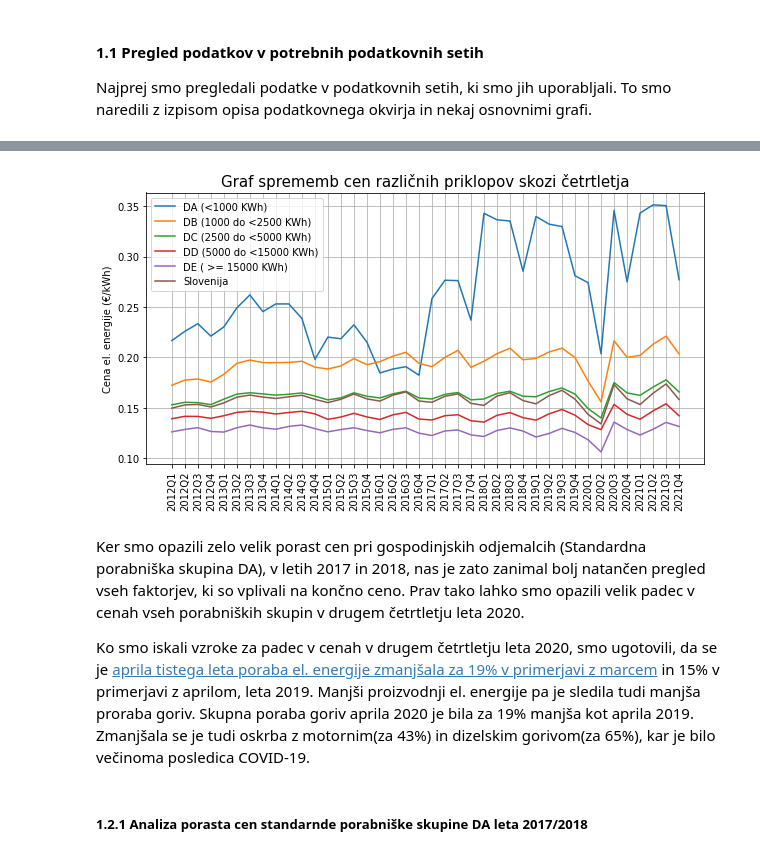
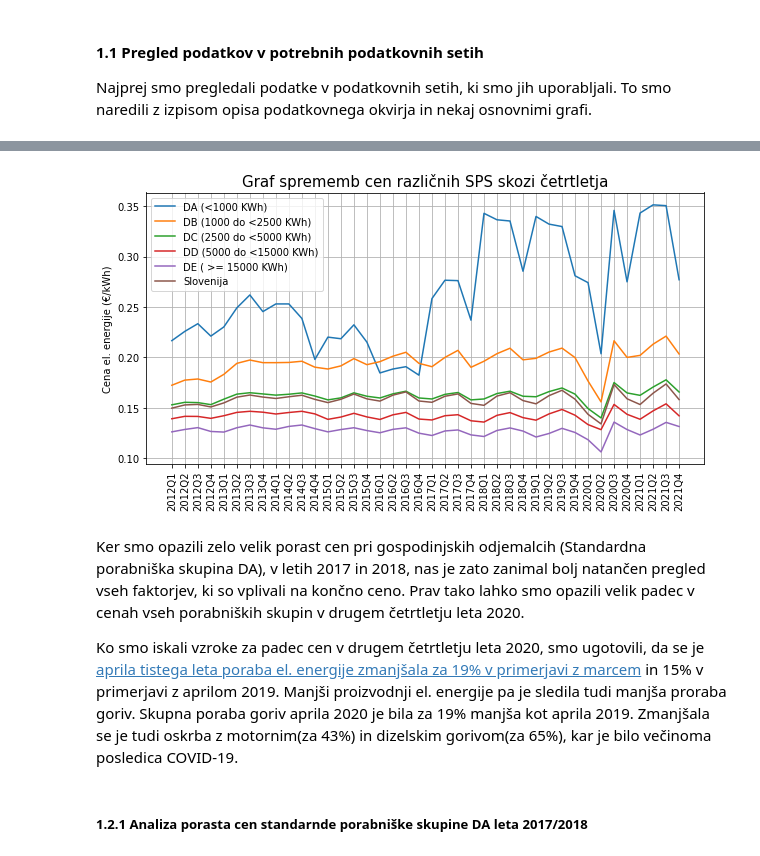
Before and after one commit to cugalord/PR21_NVZ-LS-BK-NZ, a Jupyter notebook: src/price_comparison.ipynb, the cells around one changed output, grey strips where cells are left out. Cells and saved outputs as stored; diff of their text form; code cells hidden in the pictures.

```diff
--- a/src/price_comparison.ipynb
+++ b/src/price_comparison.ipynb
@@ -93,38 +95,38 @@ Pri tem podvprašanju smo primerjali cene gospodinjskih odjemalcev in različnih
 # %%
 household_prices = de.read('../data/Cene el. energije za gospodinjske odjemalce.csv')
 hp = dict()
 
 hp = mu.init_dict_based_on_column(household_prices, 'STANDARDNA PORABNIŠKA SKUPINA (LETNA PORABA)')
 
 # Fill dicts with prices for each user group and quarter, thus symulating a matrix.
 # Prices include all taxes.
 for column in household_prices.columns[2:]:
     for key, value in hp.items():
         hp[key][column] = household_prices[column][household_prices['STANDARDNA PORABNIŠKA SKUPINA (LETNA PORABA)'] == key][household_prices['CENA'] == 'Z vsemi davki'].tolist()[0]
 
 # Flatten the internal dicts for use in plotting.
 hits = dict()
 for key, value in hp.items():
     hits[key] = list(value.values())
 
 quarters = [x for x in [y for y in hp.values()][0].keys()]
 
 # Plot data.
 plt.figure(figsize=(10, 5))
-plt.title("Graf sprememb cen različnih priklopov skozi četrtletja", fontsize=15)
+plt.title("Graf sprememb cen različnih SPS skozi četrtletja", fontsize=15)
 plt.xticks(rotation=90)
 plt.ylabel("Cena el. energije (€/kWh)")
 plt.grid()
 for key, value in hits.items():
     plt.plot(quarters, value, label=key)
 plt.legend()
 print()
 # %% [output]
-[figure, old version]
+[figure, new version]
 # %% [markdown]
 Ker smo opazili zelo velik porast cen pri gospodinjskih odjemalcih (Standardna porabniška skupina DA), v letih 2017 in 2018, nas je zato zanimal bolj natančen pregled vseh faktorjev, ki so vplivali na končno ceno. Prav tako lahko smo opazili velik padec v cenah vseh porabniških skupin v drugem četrtletju leta 2020.
 
-Ko smo iskali vzroke za padec v cenah v drugem četrtletju leta 2020, smo ugotovili, da se je [aprila tistega leta poraba el. energije zmanjšala za 19% v primerjavi z marcem](https://www.stat.si/statweb/News/Index/8852) in 15% v primerjavi z aprilom, leta 2019. Manjši proizvodnji el. energije pa je sledila tudi manjša proraba goriv. Skupna poraba goriv aprila 2020 je bila za 19% manjša kot aprila 2019. Zmanjšala se je tudi oskrba z motornim(za 43%) in dizelskim gorivom(za 65%), kar je bilo večinoma posledica COVID-19.
+Ko smo iskali vzroke za padec cen v drugem četrtletju leta 2020, smo ugotovili, da se je [aprila tistega leta poraba el. energije zmanjšala za 19% v primerjavi z marcem](https://www.stat.si/statweb/News/Index/8852) in 15% v primerjavi z aprilom 2019. Manjši proizvodnji el. energije pa je sledila tudi manjša proraba goriv. Skupna poraba goriv aprila 2020 je bila za 19% manjša kot aprila 2019. Zmanjšala se je tudi oskrba z motornim(za 43%) in dizelskim gorivom(za 65%), kar je bilo večinoma posledica COVID-19.
 # %% [markdown]
 ##### 1.2.1 Analiza porasta cen standarnde porabniške skupine DA leta 2017/2018
 # %%
```
Also changed, not shown: parts of 19 cells of this notebook.
